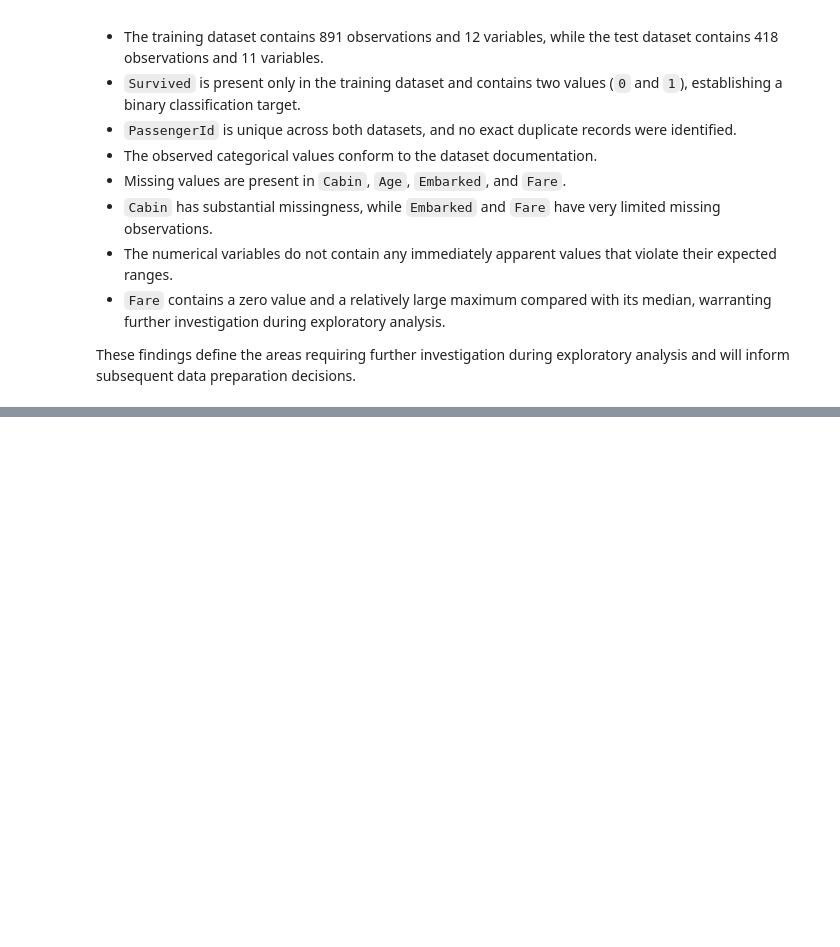
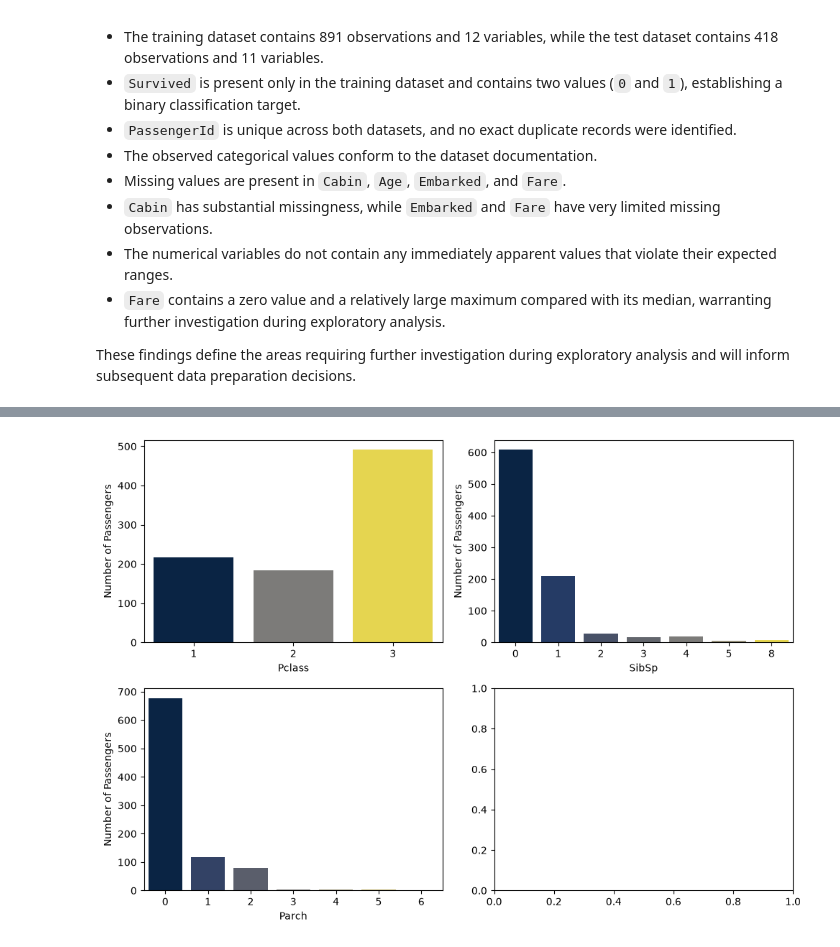
Before and after one commit to DaveBunyan1/titanic-eda-ml, a Jupyter notebook: notebooks/titanic_eda.ipynb, the cells around one changed output, grey strips where cells are left out. Cells and saved outputs as stored; diff of their text form; code cells hidden in the pictures; blank space fills up the shorter version.

```diff
--- a/notebooks/titanic_eda.ipynb
+++ b/notebooks/titanic_eda.ipynb
@@ -288,0 +421,18 @@ These findings define the areas requiring further investigation during explorato
+# %%
+discrete_columns = ["Pclass", "SibSp", "Parch"]
+
+for column in discrete_columns:
+    print(f"--- {column} ---")
+
+    summary = pd.DataFrame({
+        "Count": train_df[column].value_counts().sort_index(),
+        "Percentage": (
+            train_df[column]
+            .value_counts(normalize=True)
+            .sort_index()
+            .mul(100)
+            .round(2)
+        )
+    })
+
+    display(summary)
@@ -288,0 +466,21 @@ These findings define the areas requiring further investigation during explorato
+# %%
+fig, axes = plt.subplots(2, 2, figsize=(10, 7))
+
+for ax, column in zip(axes.flat, discrete_columns):
+    counts = train_df[column].value_counts().sort_index().reset_index()
+    counts.columns = [column, "Number of Passengers"]
+
+    sns.barplot(
+        data=counts,
+        x=column,
+        y="Number of Passengers",
+        hue=column,
+        legend=False,
+        palette="cividis",
+        ax=ax
+    )
+
+plt.tight_layout()
+plt.show()
+# %% [output]
+[figure, added]
```
Also changed, not shown: parts of 11 cells of this notebook.
